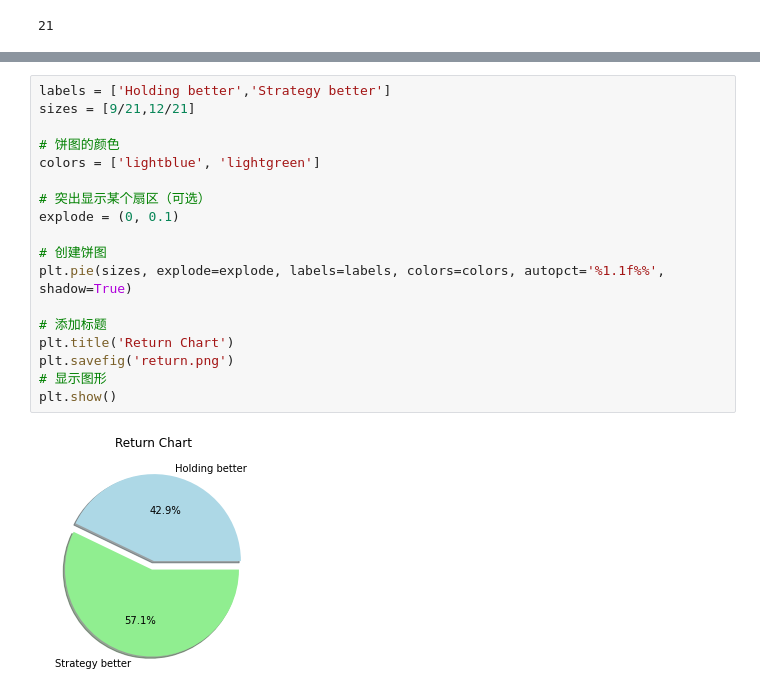
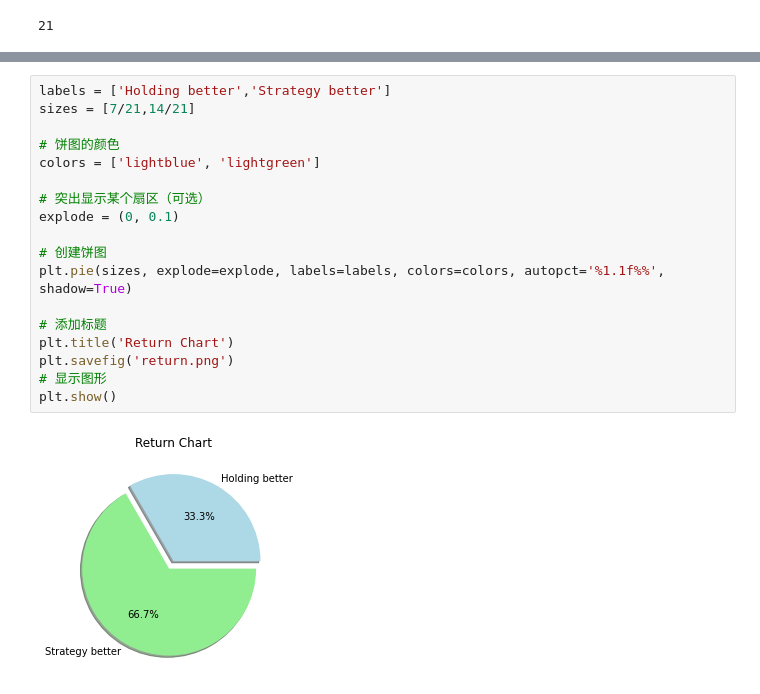
Before and after one commit to Kevinthinker168/ARIN7600-Capstone, a Jupyter notebook: Liangfan Xiao analysis/MACD 单分析.ipynb, the cells around one changed output, grey strips where cells are left out. Saved outputs shown, nothing was run; the diff lists cells and outputs as text.

```diff
--- a/Liangfan Xiao analysis/MACD 单分析.ipynb
+++ b/Liangfan Xiao analysis/MACD 单分析.ipynb
@@ -238,20 +285,20 @@ plt.show()
 # %%
 labels = ['Holding better','Strategy better']
-sizes = [9/21,12/21]
+sizes = [7/21,14/21]
 
 # 饼图的颜色
 colors = ['lightblue', 'lightgreen']
 
 # 突出显示某个扇区（可选）
 explode = (0, 0.1)
 
 # 创建饼图
 plt.pie(sizes, explode=explode, labels=labels, colors=colors, autopct='%1.1f%%', shadow=True)
 
 # 添加标题
 plt.title('Return Chart')
 plt.savefig('return.png')
 # 显示图形
 plt.show()
 # %% [output]
-[figure, old version]
+[figure, new version]
```
Also changed, not shown: parts of 11 cells of this notebook, 7 other files.
